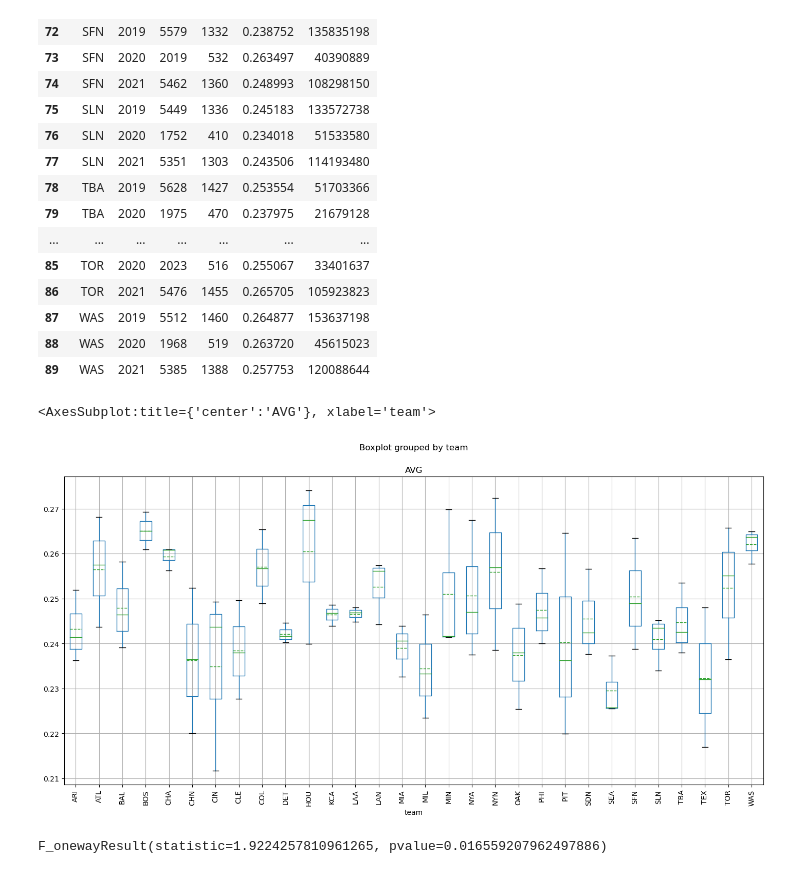
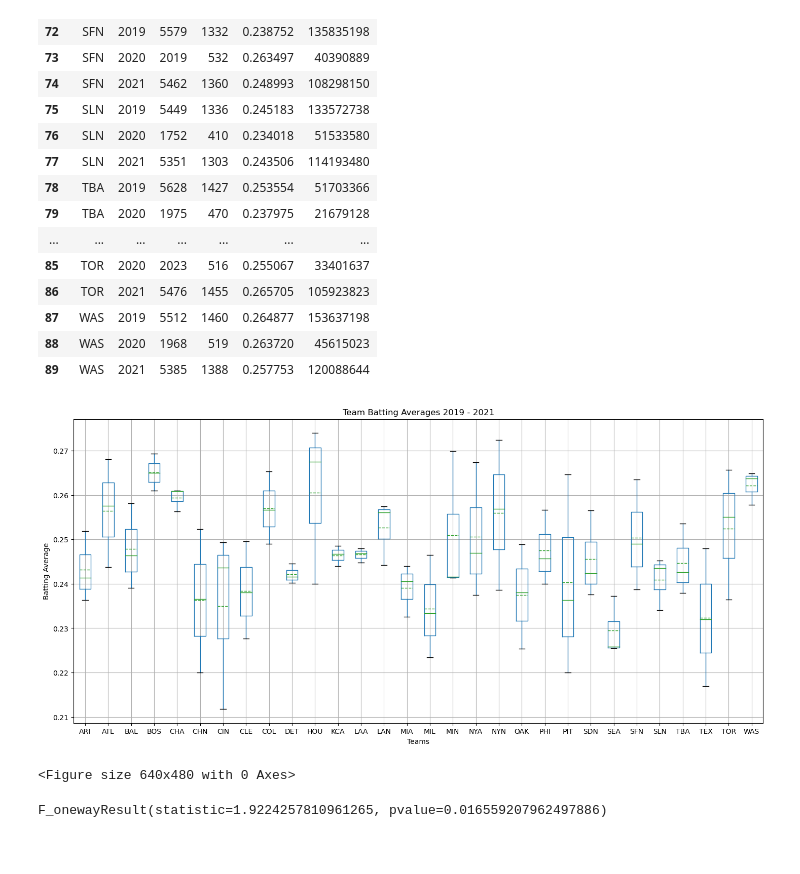
Before and after one commit to michaelgarv/Project_1, a Jupyter notebook: allens_analysis/batting p_value - anova.ipynb, the cells around one changed output. Saved outputs shown, nothing was run; the diff lists cells and outputs as text; code cells hidden in the pictures.

Commit message:
boxplots for pvalue

```diff
--- a/allens_analysis/batting p_value - anova.ipynb
+++ b/allens_analysis/batting p_value - anova.ipynb
@@ -29,10 +29,16 @@ df.tail(20)
 | 88 | WAS | 2020 | 1968 | 519 | 0.263720 | 45615023 |
 | 89 | WAS | 2021 | 5385 | 1388 | 0.257753 | 120088644 |
 # %%
-df.boxplot("AVG", by = "team", showmeans=True, meanline=True, rot = 90, figsize = (17, 8))
+df.boxplot("AVG", by = "team", showmeans=True, meanline=True, rot = 0, figsize = (17, 8))
+plt.suptitle('')
+plt.title('Team Batting Averages 2019 - 2021')
+plt.xlabel('Teams')
+plt.ylabel('Batting Average')
+plt.show()
+plt.savefig('../images/TeamBattingAVG_pvalue__boxplots.png')
 # %% [output]
+[figure, new version]
-<AxesSubplot:title={'center':'AVG'}, xlabel='team'>
+<Figure size 640x480 with 0 Axes>
-[figure, old version]
 # %%
 group0 = df[df["team"]=="ARI"]["AVG"]
 group1 = df[df["team"]=="ATL"]["AVG"]
```
Also changed, not shown: 1 other file.
